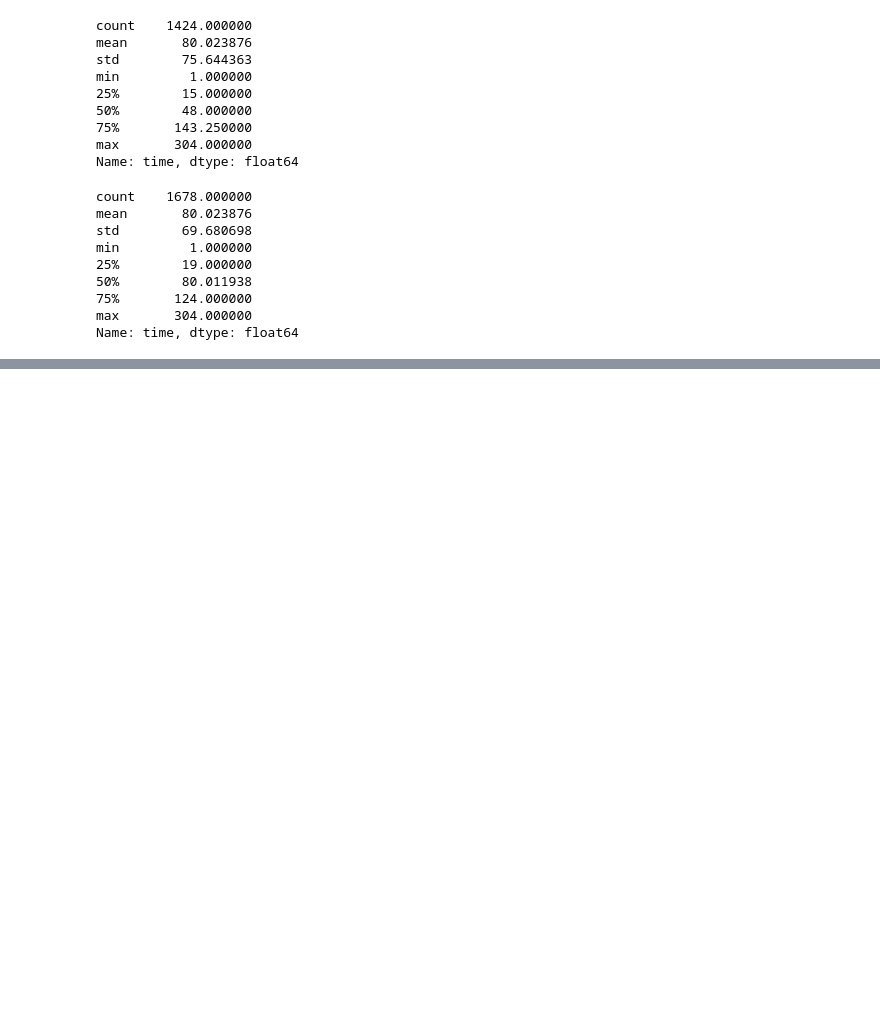
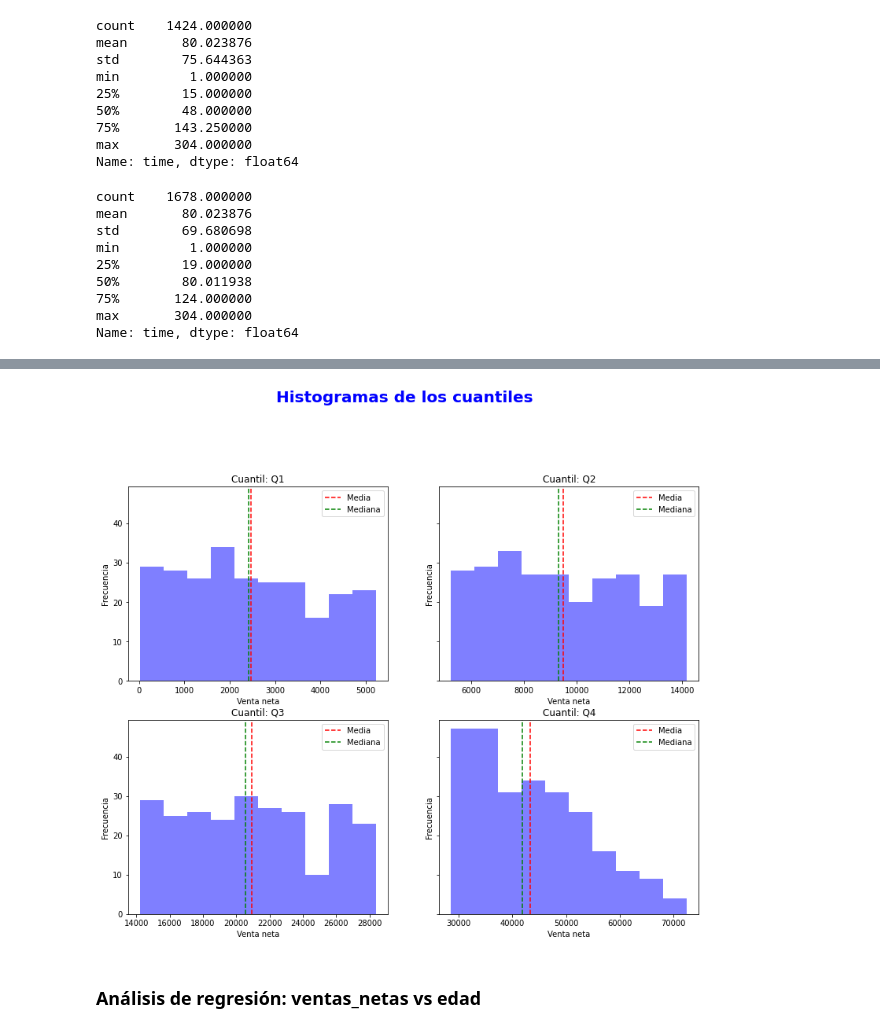
Before and after one commit to Franciscoletelier/UDP_BA, a Jupyter notebook: UDP_BA_Clase_Control01.ipynb, the cells around one changed output, grey strips where cells are left out. Saved outputs shown, nothing was run; the diff lists cells and outputs as text; code cells hidden in the pictures; blank space fills up the shorter version.

Commit message:
acualizacion analisis cuantiles

```diff
--- a/UDP_BA_Clase_Control01.ipynb
+++ b/UDP_BA_Clase_Control01.ipynb
@@ -534,0 +756,20 @@ memory usage: 183.7+ KB
+# %%
+# Se crea una variable Cuantiles
+# A través de un ciclo for e ifelse se calcula el cuantil de la variable venta_neto
+# Se calcula a través de la funcion np.quantile()
+# Se crea una lista vacía
+cuantiles = []
+# Se crea un ciclo for
+for i in df.venta_neto:
+    # Se crea un ifelse
+    if i <= 5227.5:
+        cuantiles.append('Q1')
+    elif i > 5227.5 and i <= 14194:
+        cuantiles.append('Q2')
+    elif i > 14194 and i <= 28549:
+        cuantiles.append('Q3')
+    else:
+        cuantiles.append('Q4')
+
+# Se crea una nueva variable en el dataframe
+df['cuantiles'] = cuantiles
@@ -534,0 +826,4 @@ memory usage: 183.7+ KB
+# %%
+# Se filtra el dataframe por la variable buy == 'Y'
+df = df[df.buy == 'Y']
+df.info()
@@ -534,0 +848,3 @@ memory usage: 183.7+ KB
+# %%
+df_cuantiles = pd.DataFrame(df[['venta_neto', 'cuantiles']])
+df_cuantiles.sample(10)
@@ -534,0 +863,19 @@ memory usage: 183.7+ KB
+# %%
+# Se crean subplots para visualizar los histogramas de los cuantiles
+fig, axes = plt.subplots(
+    figsize=(13, 10), nrows=2, ncols=2, sharex=False, sharey=True)
+fig.suptitle('Histogramas de los cuantiles', fontsize=20, color='blue', fontweight='bold' ,y=1.05, x=0.5)
+# Se crea un ciclo for para visualizar los histogramas
+for i, ax in enumerate(axes.flatten()):
+    ax.hist(df_cuantiles[df_cuantiles.cuantiles == 'Q' + str(i+1)].venta_neto,
+            bins=10, color='blue', alpha=0.5)
+    ax.set(title='Cuantil: Q' + str(i+1), xlabel='Venta neta', ylabel='Frecuencia')
+    ax.axvline(df_cuantiles[df_cuantiles.cuantiles == 'Q' + str(i+1)].venta_neto.mean(),
+               color='red', label='Media', linestyle='--')
+    ax.axvline(df_cuantiles[df_cuantiles.cuantiles == 'Q' + str(i+1)].venta_neto.median(),
+               color='green', label='Mediana', linestyle='--')
+    ax.legend()
+# %% [output]
+[figure, added]
+# %% [markdown]
+### Análisis de regresión: ventas_netas vs edad
```
Also changed, not shown: parts of 54 cells of this notebook.
